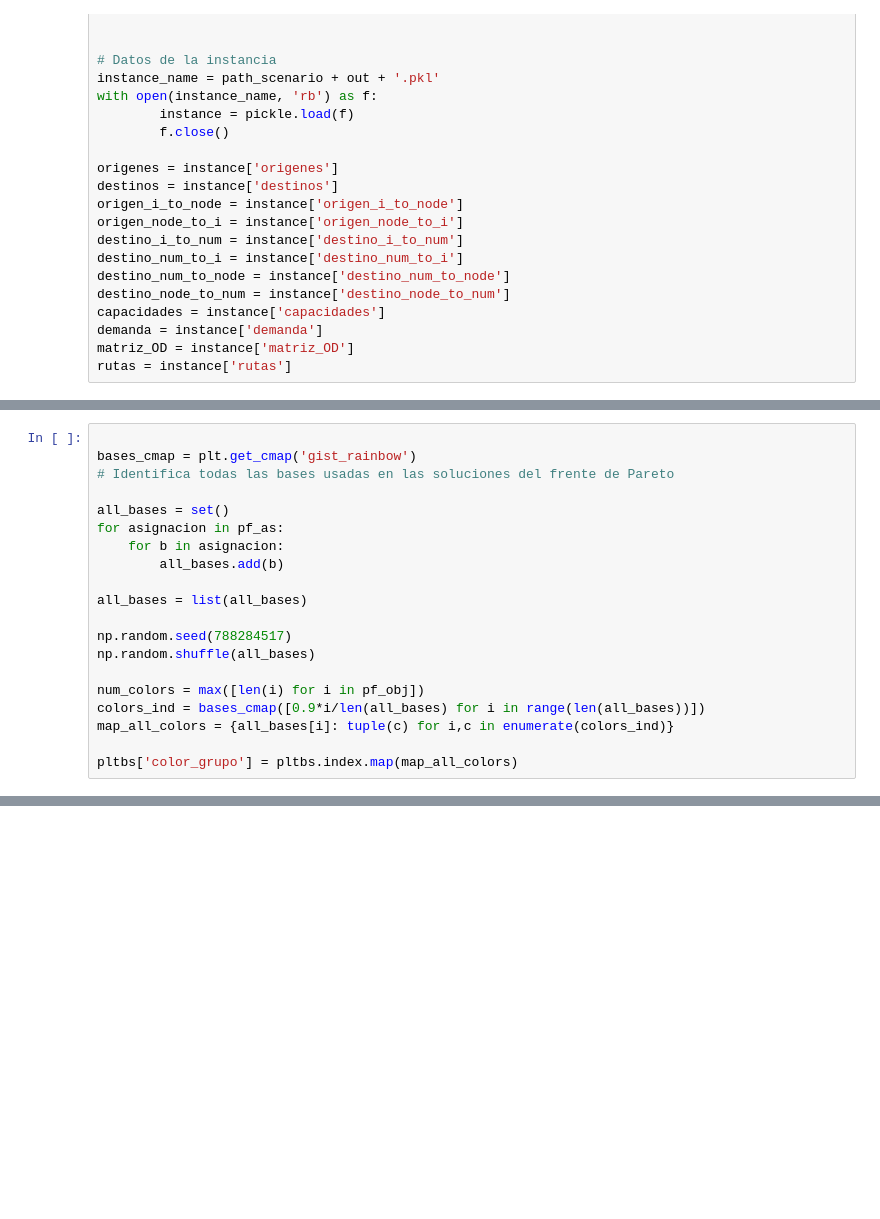
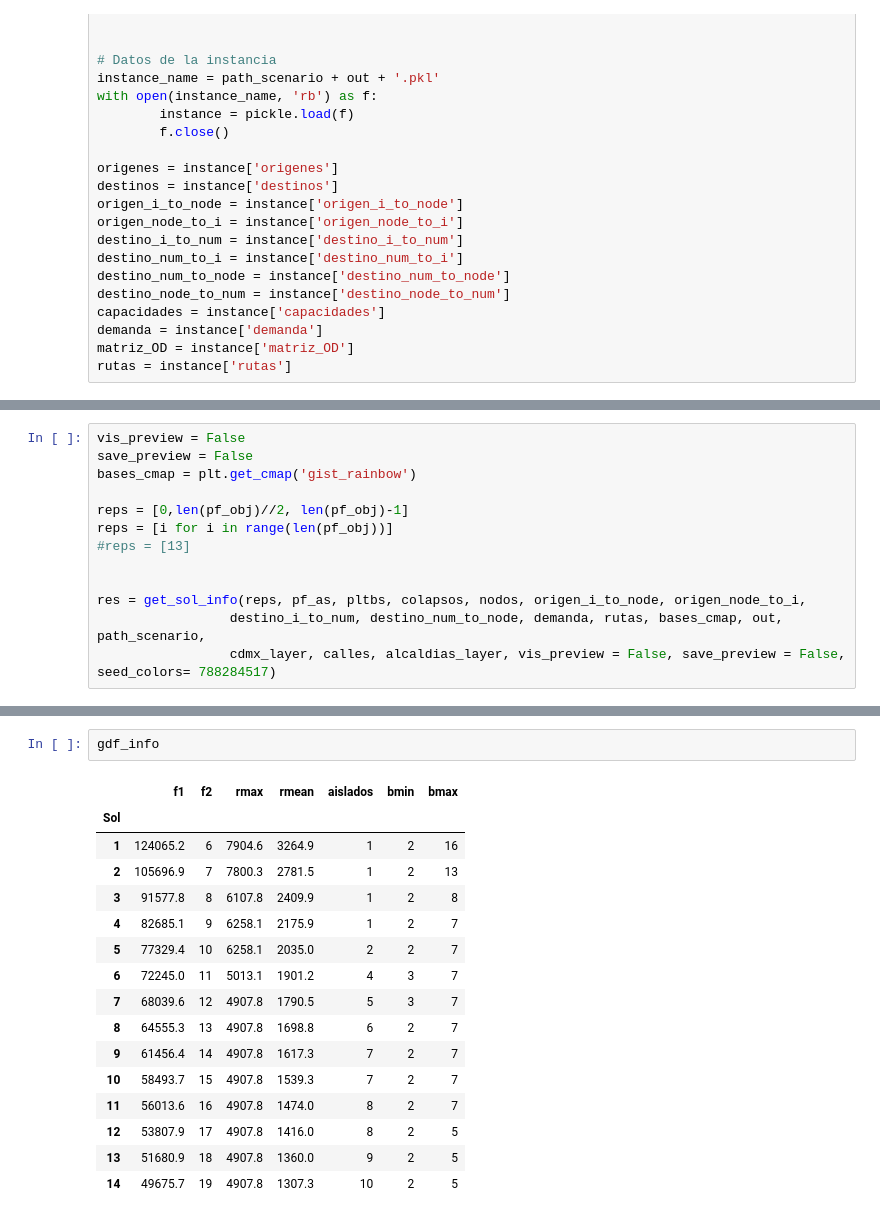
Before and after one commit to JMMorph/AmbulanceLocationAllocation, a Jupyter notebook: Notebooks/visualize.ipynb, the cells around one changed output, grey strips where cells are left out. Saved outputs shown, nothing was run; the diff lists cells and outputs as text; blank space fills up the shorter version.

```diff
--- a/Notebooks/visualize.ipynb
+++ b/Notebooks/visualize.ipynb
@@ -92,20 +126,0 @@ fig.savefig(path_scenario+out+'_PF.png', dpi=300, bbox_inches='tight')
-# %%
-
-bases_cmap = plt.get_cmap('gist_rainbow')
-# Identifica todas las bases usadas en las soluciones del frente de Pareto
-
-all_bases = set()
-for asignacion in pf_as:
-    for b in asignacion:
-        all_bases.add(b)
-
-all_bases = list(all_bases)
-
-np.random.seed(788284517)
-np.random.shuffle(all_bases)
-
-num_colors = max([len(i) for i in pf_obj])
-colors_ind = bases_cmap([0.9*i/len(all_bases) for i in range(len(all_bases))])
-map_all_colors = {all_bases[i]: tuple(c) for i,c in enumerate(colors_ind)}
-
-pltbs['color_grupo'] = pltbs.index.map(map_all_colors)
@@ -286,0 +127,13 @@ for ind_sol in reps:
+# %%
+vis_preview = False
+save_preview = False
+bases_cmap = plt.get_cmap('gist_rainbow')
+
+reps = [0,len(pf_obj)//2, len(pf_obj)-1]
+reps = [i for i in range(len(pf_obj))]
+#reps = [13]
+
+
+res = get_sol_info(reps, pf_as, pltbs, colapsos, nodos, origen_i_to_node, origen_node_to_i,
+                 destino_i_to_num, destino_num_to_node, demanda, rutas, bases_cmap, out, path_scenario,
+                 cdmx_layer, calles, alcaldias_layer, vis_preview = False, save_preview = False, seed_colors= 788284517)
@@ -286,0 +339,19 @@ for ind_sol in reps:
+# %%
+gdf_info
+# %% [output]
+|  | f1 | f2 | rmax | rmean | aislados | bmin | bmax |
+| Sol |  |  |  |  |  |  |  |
+| 1 | 124065.2 | 6 | 7904.6 | 3264.9 | 1 | 2 | 16 |
+| 2 | 105696.9 | 7 | 7800.3 | 2781.5 | 1 | 2 | 13 |
+| 3 | 91577.8 | 8 | 6107.8 | 2409.9 | 1 | 2 | 8 |
+| 4 | 82685.1 | 9 | 6258.1 | 2175.9 | 1 | 2 | 7 |
+| 5 | 77329.4 | 10 | 6258.1 | 2035.0 | 2 | 2 | 7 |
+| 6 | 72245.0 | 11 | 5013.1 | 1901.2 | 4 | 3 | 7 |
+| 7 | 68039.6 | 12 | 4907.8 | 1790.5 | 5 | 3 | 7 |
+| 8 | 64555.3 | 13 | 4907.8 | 1698.8 | 6 | 2 | 7 |
+| 9 | 61456.4 | 14 | 4907.8 | 1617.3 | 7 | 2 | 7 |
+| 10 | 58493.7 | 15 | 4907.8 | 1539.3 | 7 | 2 | 7 |
+| 11 | 56013.6 | 16 | 4907.8 | 1474.0 | 8 | 2 | 7 |
+| 12 | 53807.9 | 17 | 4907.8 | 1416.0 | 8 | 2 | 5 |
+| 13 | 51680.9 | 18 | 4907.8 | 1360.0 | 9 | 2 | 5 |
+| 14 | 49675.7 | 19 | 4907.8 | 1307.3 | 10 | 2 | 5 |
```
Also changed, not shown: parts of 9 cells of this notebook, 2 other files.
